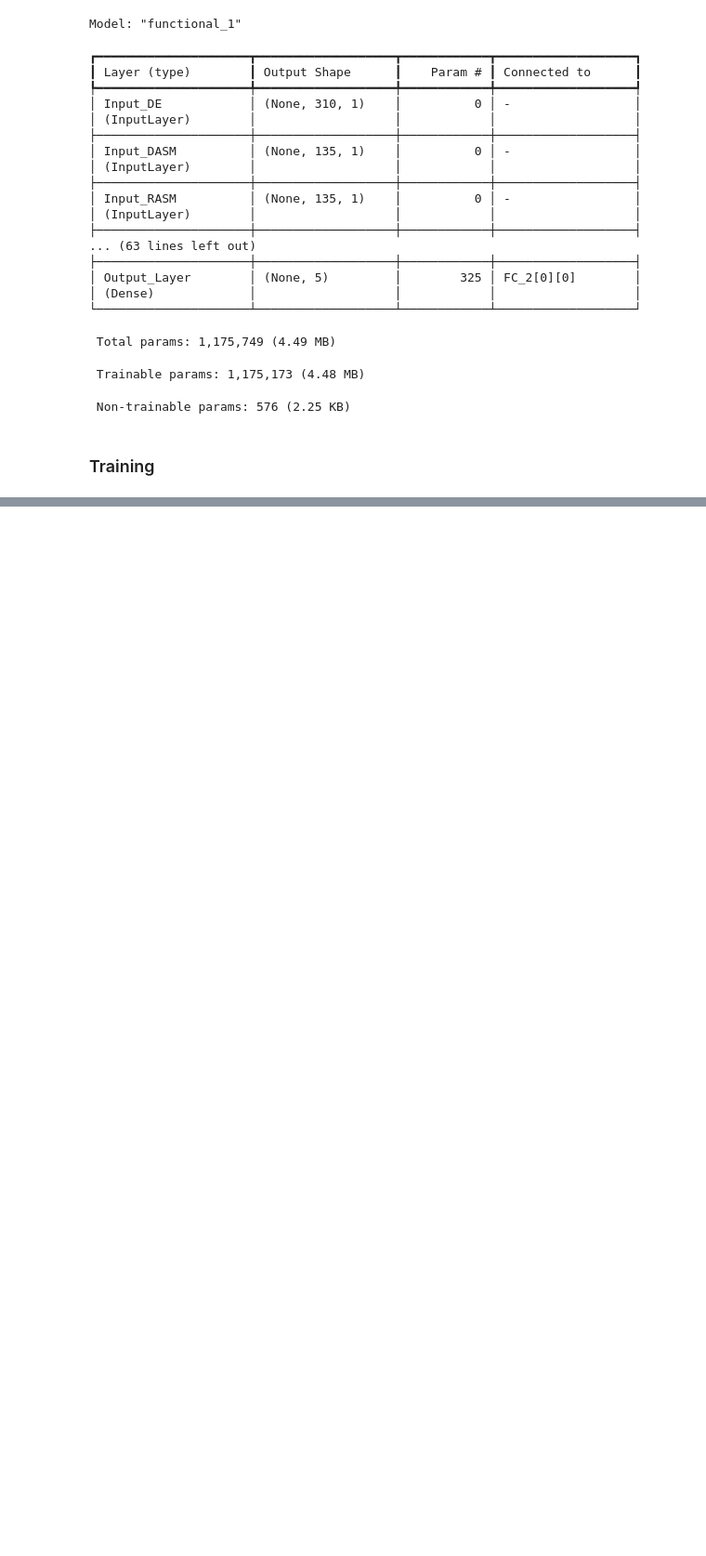
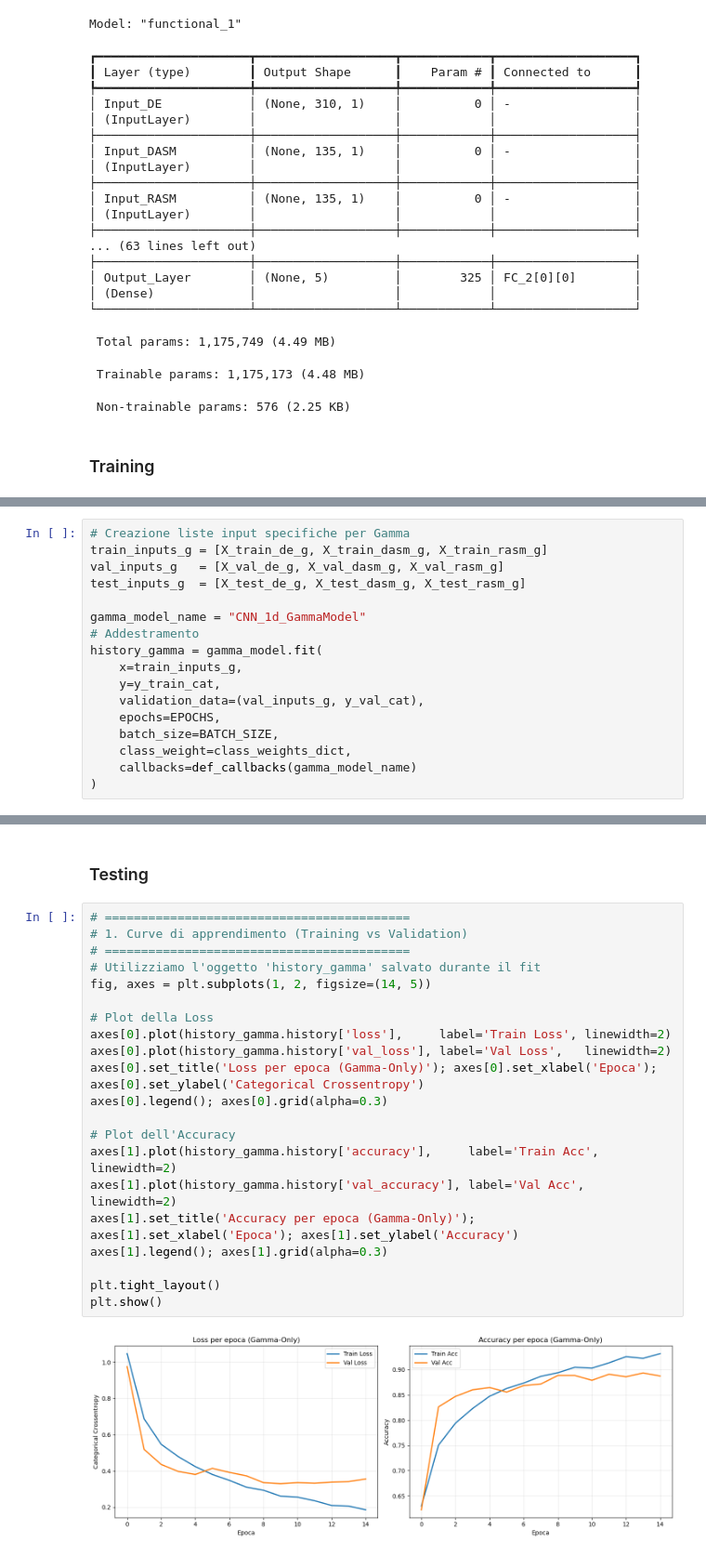
Before and after one commit to Davidermellino/Emotion-Recognition-with-EEG-signals, a Jupyter notebook: notebooks/1D_CNNs.ipynb, the cells around one changed output, grey strips where cells are left out. Shown at 93% size. Saved outputs shown, nothing was run; the diff lists cells and outputs as text; blank space fills up the shorter version.

```diff
--- a/notebooks/1D_CNNs.ipynb
+++ b/notebooks/1D_CNNs.ipynb
@@ -493,0 +684,17 @@ weighted avg      0.803     0.803     0.803      2009
+# %%
+# Creazione liste input specifiche per Gamma
+train_inputs_g = [X_train_de_g, X_train_dasm_g, X_train_rasm_g]
+val_inputs_g   = [X_val_de_g, X_val_dasm_g, X_val_rasm_g]
+test_inputs_g  = [X_test_de_g, X_test_dasm_g, X_test_rasm_g]
+
+gamma_model_name = "CNN_1d_GammaModel"
+# Addestramento
+history_gamma = gamma_model.fit(
+    x=train_inputs_g,
+    y=y_train_cat,
+    validation_data=(val_inputs_g, y_val_cat),
+    epochs=EPOCHS,
+    batch_size=BATCH_SIZE,
+    class_weight=class_weights_dict,
+    callbacks=def_callbacks(gamma_model_name)
+)
@@ -493,0 +719,25 @@ weighted avg      0.803     0.803     0.803      2009
+# %% [markdown]
+### Testing
+# %%
+# ==========================================
+# 1. Curve di apprendimento (Training vs Validation)
+# ==========================================
+# Utilizziamo l'oggetto 'history_gamma' salvato durante il fit
+fig, axes = plt.subplots(1, 2, figsize=(14, 5))
+
+# Plot della Loss
+axes[0].plot(history_gamma.history['loss'],     label='Train Loss', linewidth=2)
+axes[0].plot(history_gamma.history['val_loss'], label='Val Loss',   linewidth=2)
+axes[0].set_title('Loss per epoca (Gamma-Only)'); axes[0].set_xlabel('Epoca'); axes[0].set_ylabel('Categorical Crossentropy')
+axes[0].legend(); axes[0].grid(alpha=0.3)
+
+# Plot dell'Accuracy
+axes[1].plot(history_gamma.history['accuracy'],     label='Train Acc', linewidth=2)
+axes[1].plot(history_gamma.history['val_accuracy'], label='Val Acc',   linewidth=2)
+axes[1].set_title('Accuracy per epoca (Gamma-Only)'); axes[1].set_xlabel('Epoca'); axes[1].set_ylabel('Accuracy')
+axes[1].legend(); axes[1].grid(alpha=0.3)
+
+plt.tight_layout()
+plt.show()
+# %% [output]
+[figure, added]
```
Also changed, not shown: parts of 58 cells of this notebook, 7 other files.
